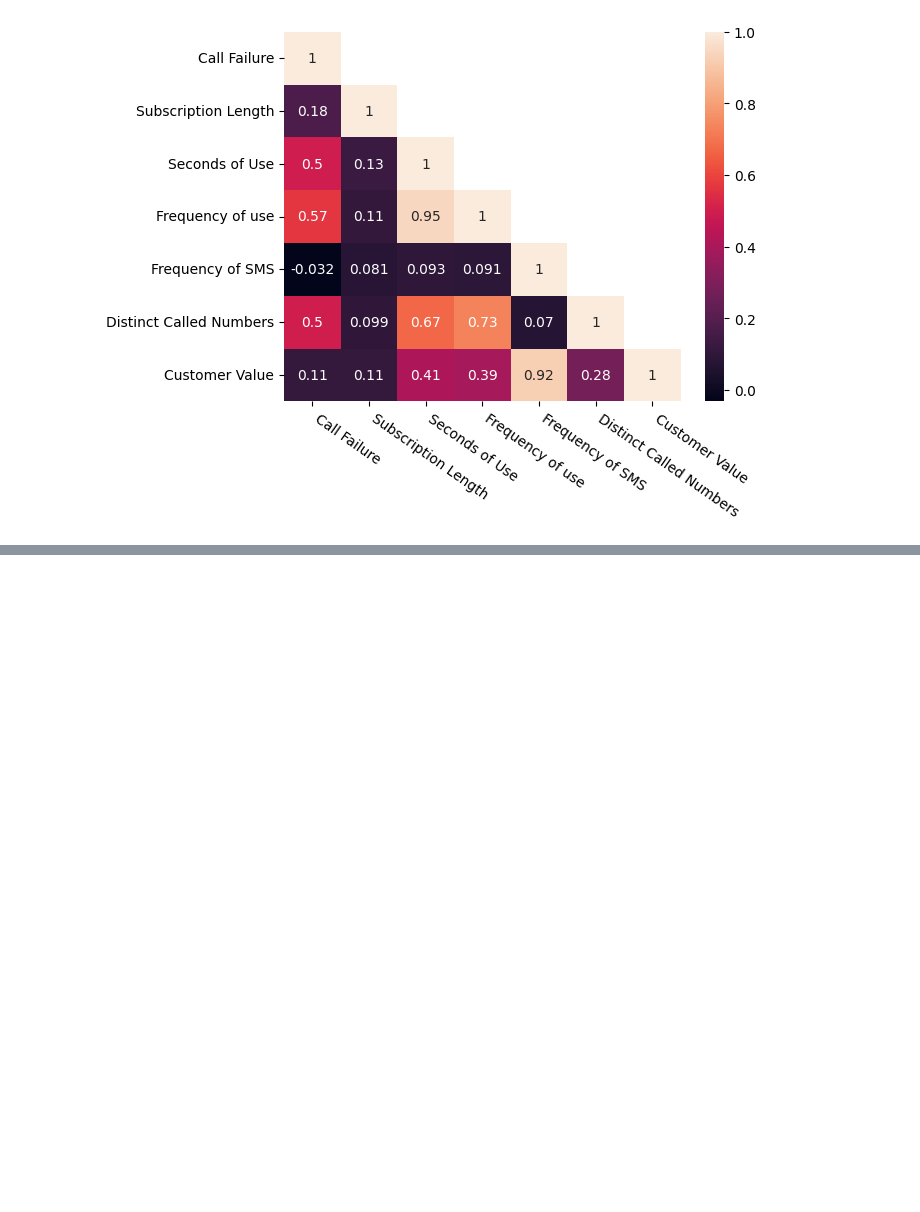
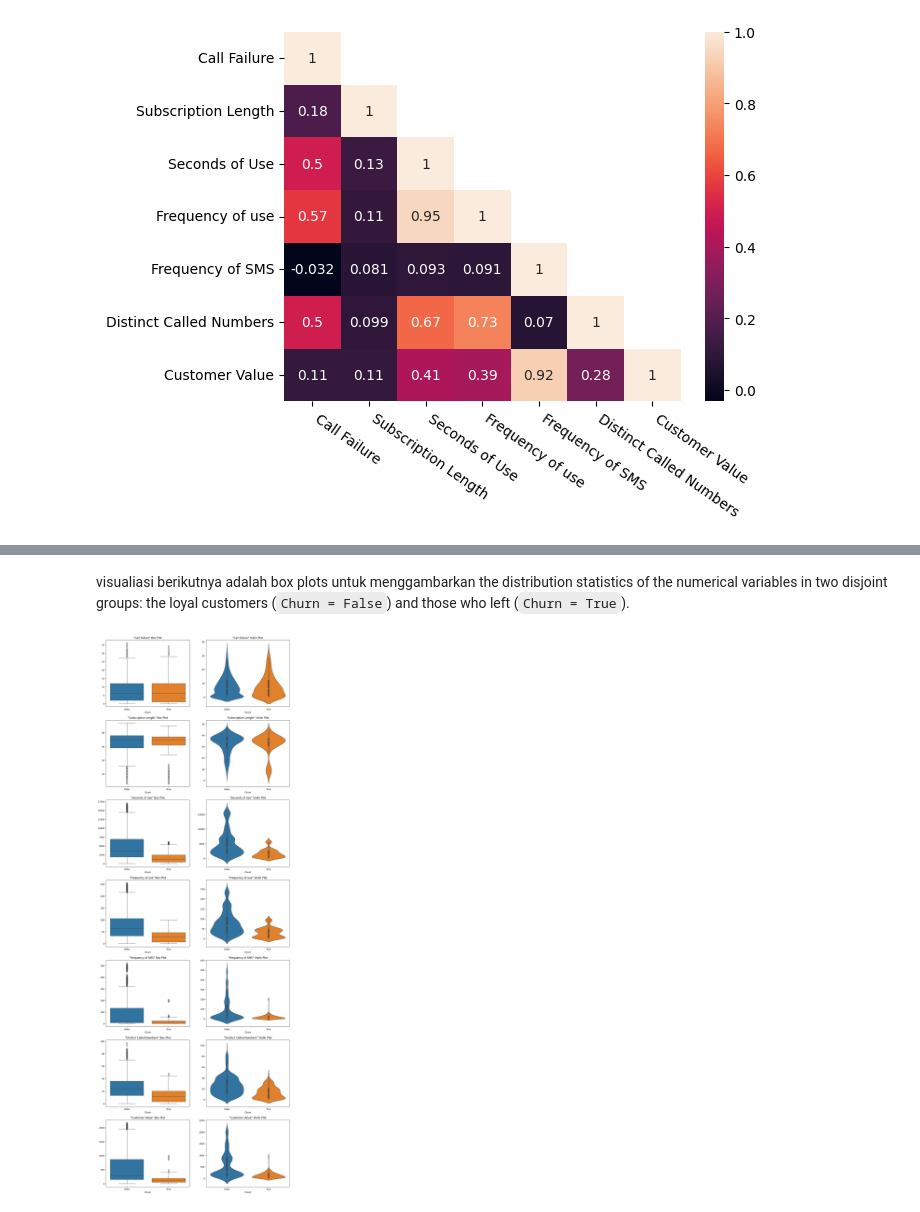
Before and after one commit to garudapaksi-yusuf/Iranian_Telecom_Churn, a Jupyter notebook: notebook/notebook.ipynb, the cells around one changed output, grey strips where cells are left out. Saved outputs shown, nothing was run; the diff lists cells and outputs as text; code cells hidden in the pictures; blank space fills up the shorter version.

Commit message:
EDA: categorical vs. categorical

```diff
--- a/notebook/notebook.ipynb
+++ b/notebook/notebook.ipynb
@@ -554,7 +556,7 @@ Berikutnya adalah analisis untuk categorical features, which take on a fixed num
 # %%
 plt.figure(figsize=(15, 12.5))
 
-def plot_categorical_feature(ndigits=None, label_type="center", fontsize=10):
+def plot_univariate_categorical(ndigits=None, label_type="center", fontsize=10):
     plt.subplot(2, 3, count + 1)
 
     data = pd.concat(
@@ -597,19 +599,19 @@ categorical_features = df.select_dtypes(include=["bool", "object"]).drop(columns
 
 for count, feature in enumerate(iterable=categorical_features):
     if feature == "Charge Amount":
-        axes = plot_categorical_feature(
+        axes = plot_univariate_categorical(
             ndigits=1,
             label_type="edge",
             fontsize=6.5
         )
         axes.margins(0.04)
     elif feature == "default":
-        plot_categorical_feature(
+        plot_univariate_categorical(
             label_type="edge",
             fontsize=9
         )
     else:
-        plot_categorical_feature()
+        plot_univariate_categorical()
 # %% [output]
 [figure]
 # %% [markdown]
@@ -764,0 +808,35 @@ axes = sns.pairplot(
+# %% [markdown]
+visualiasi berikutnya adalah box plots untuk menggambarkan the distribution statistics of the numerical variables in two disjoint groups: the loyal customers (`Churn = False`) and those who left (`Churn = True`).
+# %%
+_, axes = plt.subplots(
+   nrows=len(numerical_features.columns),
+   ncols=2,
+   figsize=(15, 45)
+)
+
+for count, feature in enumerate(iterable=numerical_features):
+    sns.boxplot(
+        data=df,
+        x="Churn",
+        y=feature,
+        hue="Churn",
+        legend=False,
+        ax=axes[count, 0]
+    ).set(
+        title=f'''"{feature}" Box Plot''',
+        ylabel=None
+    )
+
+    sns.violinplot(
+        data=df,
+        x="Churn",
+        y=feature,
+        hue="Churn",
+        legend=False,
+        ax=axes[count, 1]
+    ).set(
+        title=f'''"{feature}" Violin Plot''',
+        ylabel=None
+    )
+# %% [output]
+[figure, added]
```
Also changed, not shown: parts of 18 cells of this notebook.
